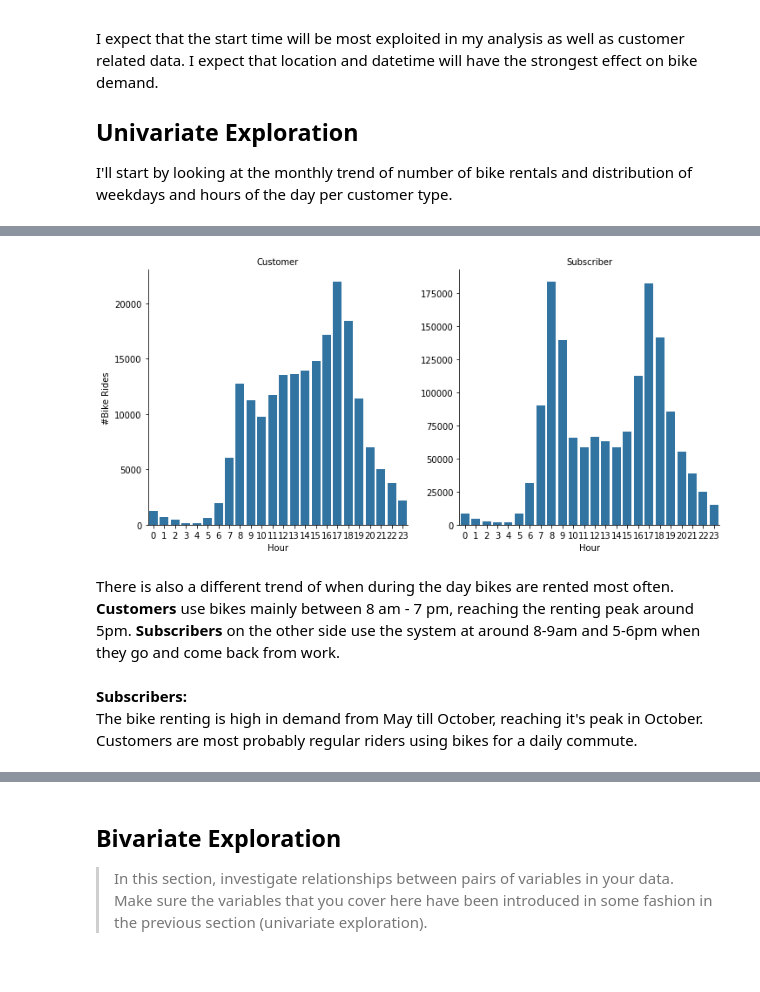
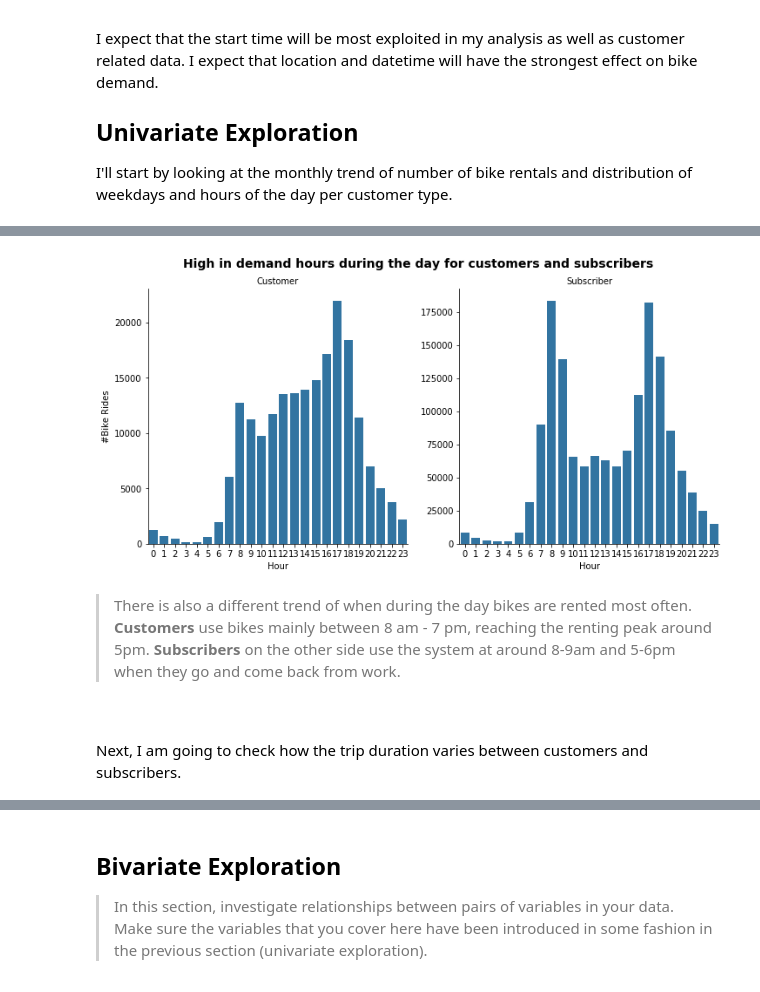
Before and after one commit to alexmathew95/DAND-Project_4, a Jupyter notebook: exploration.ipynb, the cells around one changed output, grey strips where cells are left out. Cells and saved outputs as stored; diff of their text form; code cells hidden in the pictures.

```diff
--- a/exploration.ipynb
+++ b/exploration.ipynb
@@ -429,15 +429,15 @@ There is a different trend on which days customers and subscribers rent bikes. A
 # %%
 # hourly usege of the bike sharing system per user type
 
 g = sns.catplot(data=df_clean, x='start_time_hour', col="user_type", kind='count', sharey = False,
             color = base_color)
 g.set_axis_labels("Hour", "#Bike Rides")
-g.set_titles("{col_name}");
+g.set_titles("{col_name}")
+g.fig.suptitle('High in demand hours during the day for customers and subscribers', y=1.03, fontsize=14, fontweight='semibold');
 # %% [output]
-[figure, old version]
+[figure, new version]
 # %% [markdown]
-There is also a different trend of when during the day bikes are rented most often. **Customers** use bikes mainly between 8 am - 7 pm, reaching the renting peak around 5pm. **Subscribers** on the other side use the system at around 8-9am and 5-6pm when they go and come back from work.
+> There is also a different trend of when during the day bikes are rented most often. **Customers** use bikes mainly between 8 am - 7 pm, reaching the renting peak around 5pm. **Subscribers** on the other side use the system at around 8-9am and 5-6pm when they go and come back from work.
 <br>
-<br>**Subscribers:**
-<br>The bike renting is high in demand from May till October, reaching it's peak in October. Customers are most probably regular riders using bikes for a daily commute.
+<br>Next, I am going to check how the trip duration varies between customers and subscribers.
 # %%
```
Also changed, not shown: parts of 13 cells of this notebook.
